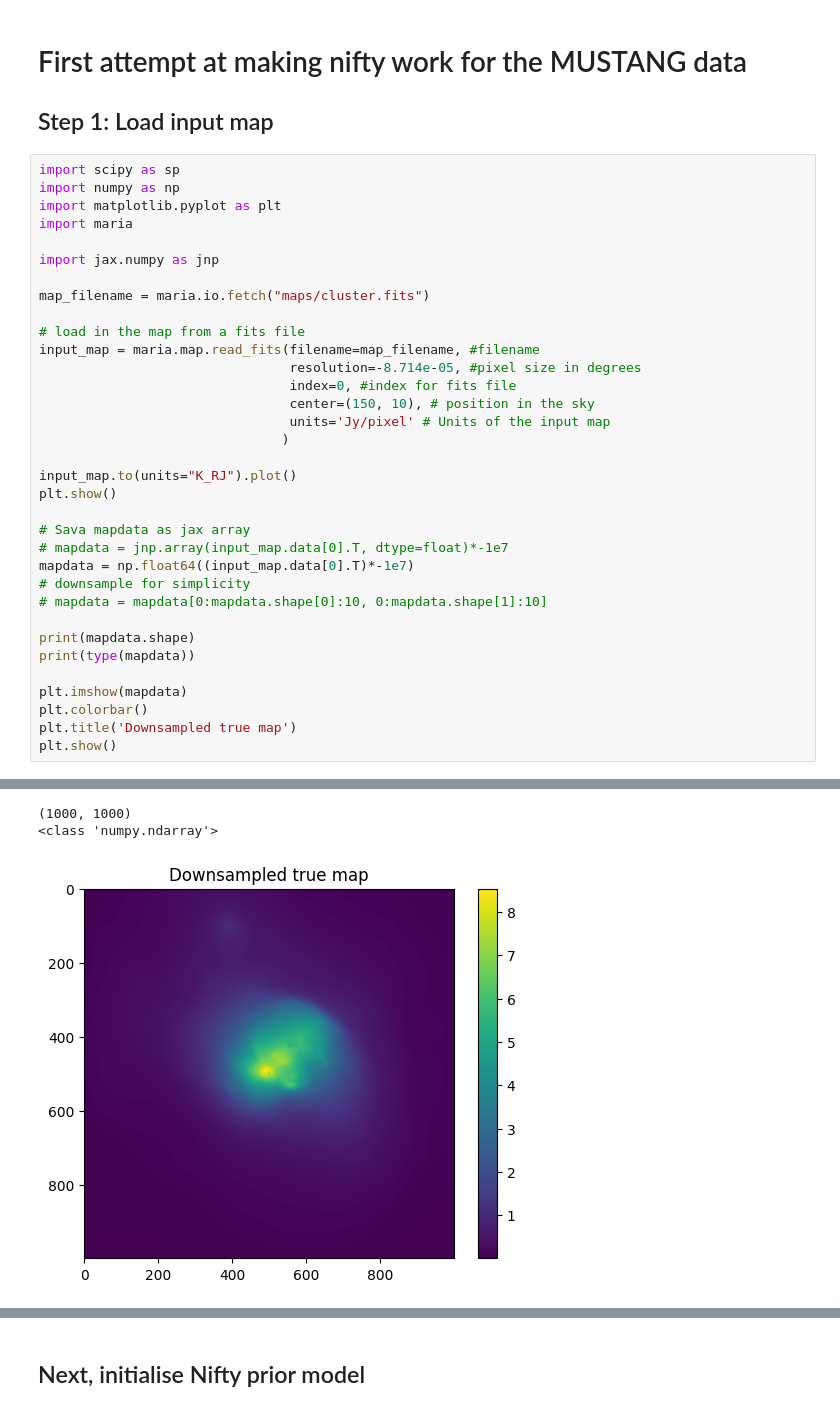
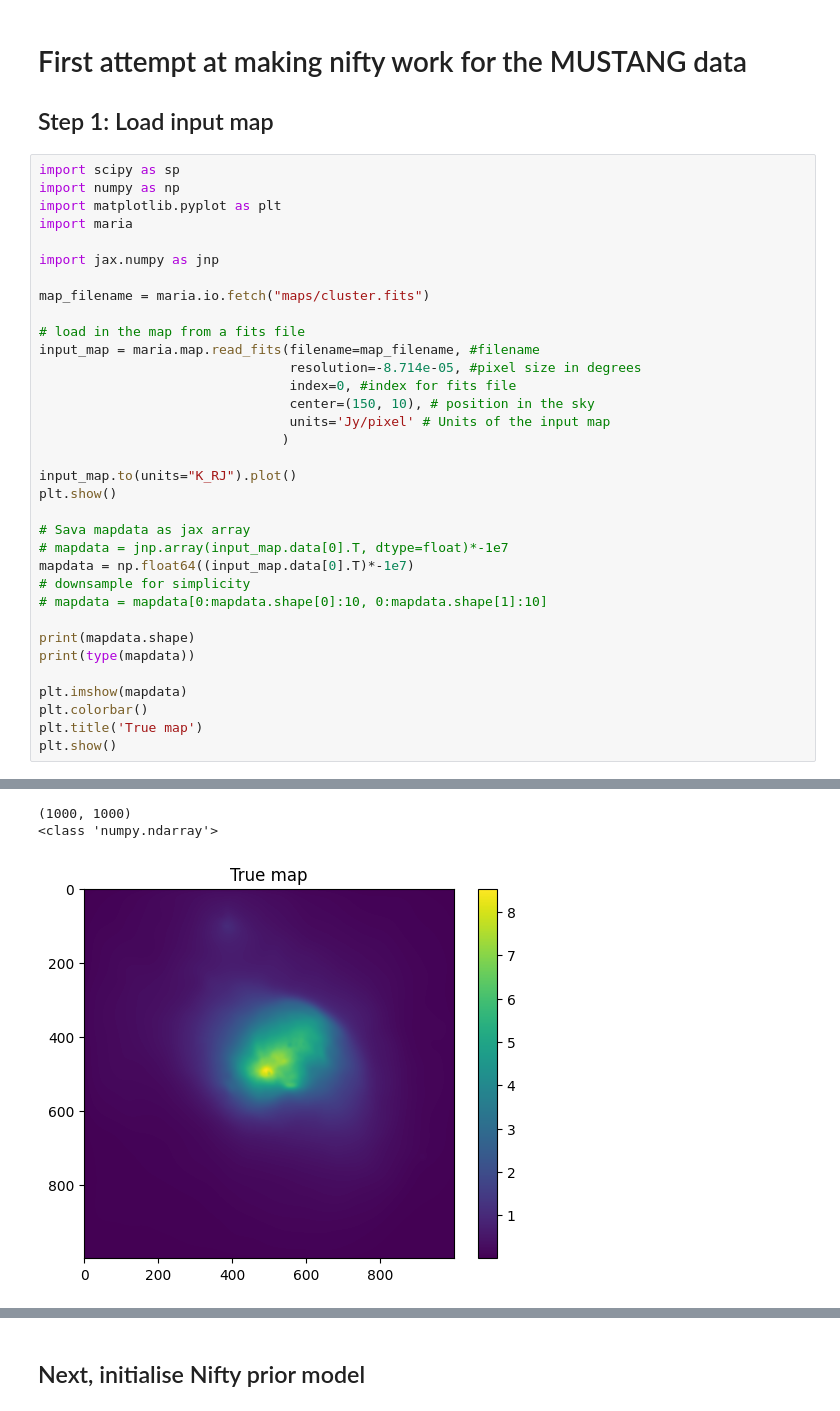
Before and after one commit to jwuerzinger/CMB_denoising, a Jupyter notebook: nifty_maria/nifty_maria_attempt.ipynb, the cells around one changed output, grey strips where cells are left out. Drawn from its saved outputs; the diff is of its cells as text.

```diff
--- a/nifty_maria/nifty_maria_attempt.ipynb
+++ b/nifty_maria/nifty_maria_attempt.ipynb
@@ -12,32 +12,32 @@ import jax.numpy as jnp
 
 map_filename = maria.io.fetch("maps/cluster.fits")
 
 # load in the map from a fits file
 input_map = maria.map.read_fits(filename=map_filename, #filename
                                 resolution=-8.714e-05, #pixel size in degrees
                                 index=0, #index for fits file
                                 center=(150, 10), # position in the sky
                                 units='Jy/pixel' # Units of the input map
                                )
 
 input_map.to(units="K_RJ").plot()
 plt.show()
 
 # Sava mapdata as jax array
 # mapdata = jnp.array(input_map.data[0].T, dtype=float)*-1e7
 mapdata = np.float64((input_map.data[0].T)*-1e7)
 # downsample for simplicity
 # mapdata = mapdata[0:mapdata.shape[0]:10, 0:mapdata.shape[1]:10]
 
 print(mapdata.shape)
 print(type(mapdata))
 
 plt.imshow(mapdata)
 plt.colorbar()
-plt.title('Downsampled true map')
+plt.title('True map')
 plt.show()
 # %% [output]
 [figure]
 (1000, 1000)
 <class 'numpy.ndarray'>
-[figure, old version]
+[figure, new version]
```
Also changed, not shown: parts of 16 cells of this notebook.
